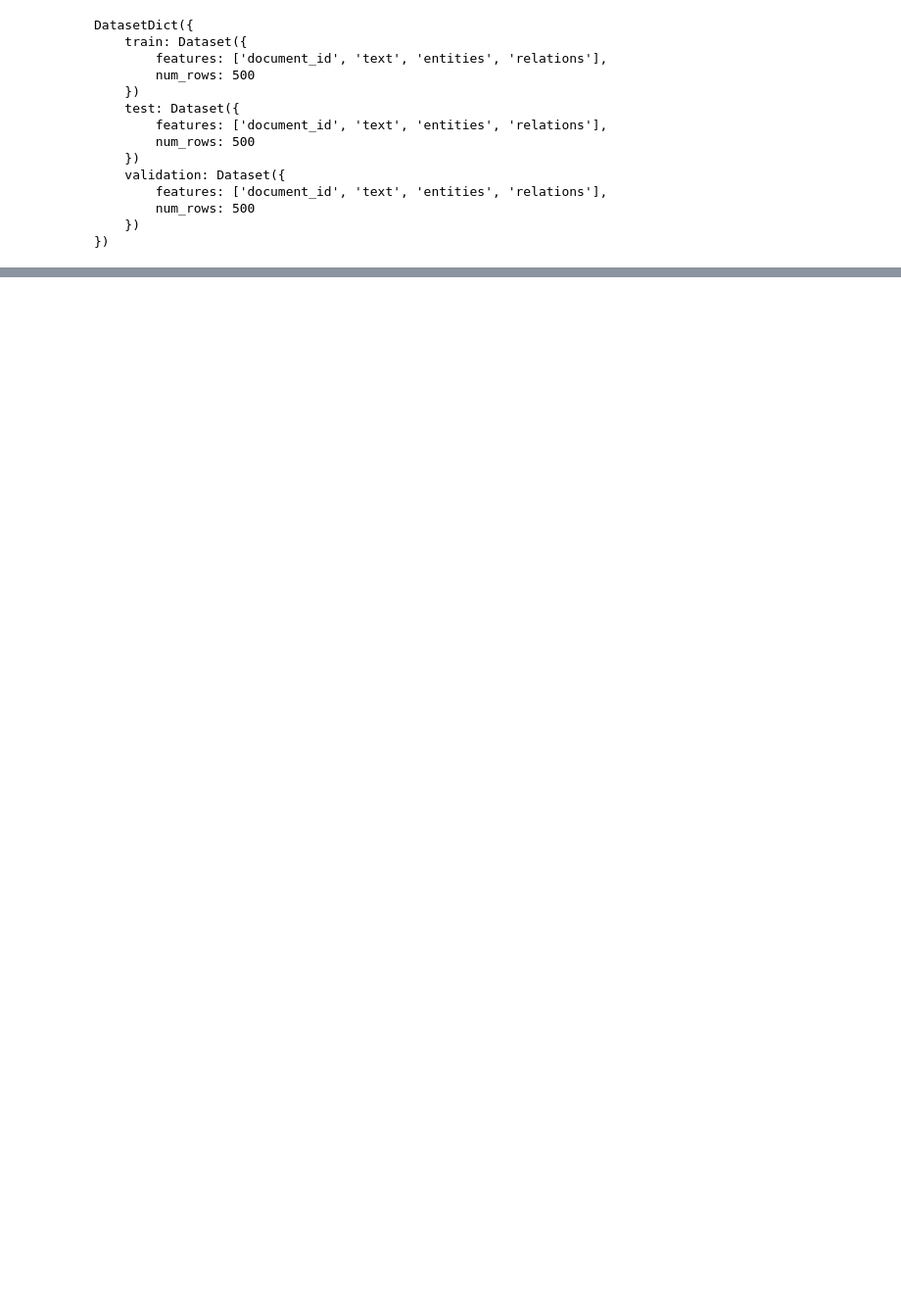
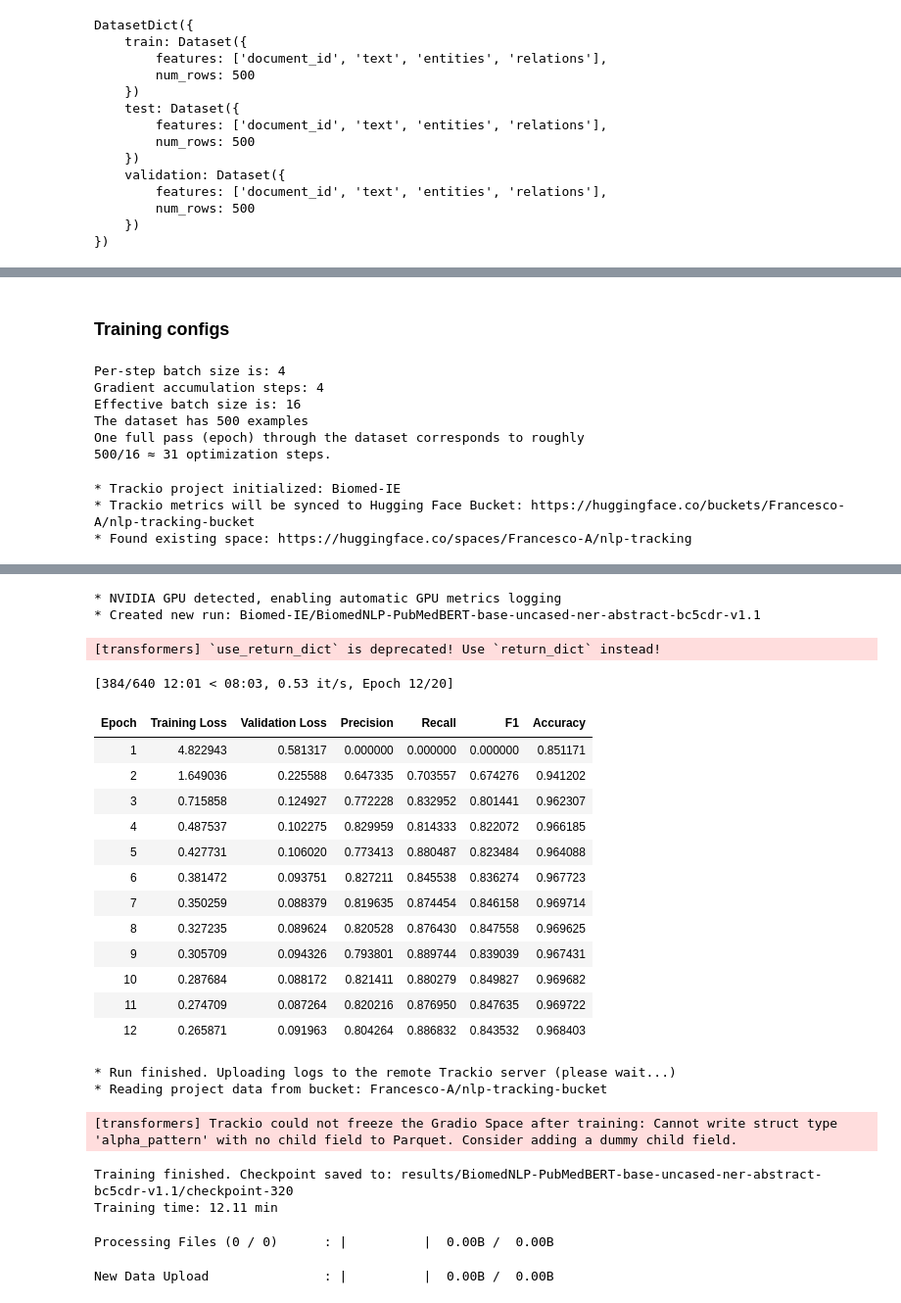
Before and after one commit to Francesco-Alb/biomed-ie-distill-xai, a Jupyter notebook: notebooks/02_ner_training.ipynb, the cells around one changed output, grey strips where cells are left out. Shown at 98% size. Saved outputs shown, nothing was run; the diff lists cells and outputs as text; code cells hidden in the pictures; blank space fills up the shorter version.

```diff
--- a/notebooks/02_ner_training.ipynb
+++ b/notebooks/02_ner_training.ipynb
@@ -195,0 +269,7 @@ tokenized_test = test_dataset.map(tokenize_and_align_labels, batched=True)
+# %%
+if SMOKE_TEST:
+    n_samples = 25
+    print(f"ℹ️Dataset downsampled for smoke-test ({n_samples} samples per split)")
+    tokenized_dataset = DatasetDict({
+        split: tokenized_dataset[split].select(range(n_samples)) for split in tokenized_dataset.keys()
+    })
@@ -195,0 +327,2 @@ tokenized_test = test_dataset.map(tokenize_and_align_labels, batched=True)
+# %% [markdown]
+### Training configs
@@ -195,0 +371,41 @@ tokenized_test = test_dataset.map(tokenize_and_align_labels, batched=True)
+# %%
+estimate_optimization_steps(
+    tokenized_dataset["train"],
+    batch_size=training_args.per_device_train_batch_size,
+    gradient_accumulation_steps=training_args.gradient_accumulation_steps
+)
+# %% [output]
+Per-step batch size is: 4
+Gradient accumulation steps: 4
+Effective batch size is: 16
+The dataset has 500 examples
+One full pass (epoch) through the dataset corresponds to roughly
+500/16 ≈ 31 optimization steps.
+# %%
+trainer = Trainer(
+    model=model,
+    args=training_args,
+    train_dataset=tokenized_dataset["train"],
+    eval_dataset=tokenized_dataset["validation"],
+    compute_metrics=compute_metrics_fn,
+    data_collator=data_collator,
+    callbacks=[early_stopping]
+)
+
+if True:
+    start = time.time()
+    trainer.train(resume_from_checkpoint=False)
+    end = time.time()
+    print("Training finished. Checkpoint saved to:", trainer.state.best_model_checkpoint if trainer.state else "N/A")
+    print(f"Training time: {(end - start)/60:.2f} min")
+
+    if PUSH_TO_HUB:
+        trainer.push_to_hub(commit_message="Upload adapter weights and tokenizer")
+        trainer.model.config.push_to_hub(
+            commit_message="Pushing configs (with label mappings)",
+            repo_id=trainer.args.hub_model_id
+        )
+# %% [output]
+* Trackio project initialized: Biomed-IE
+* Trackio metrics will be synced to Hugging Face Bucket: https://huggingface.co/buckets/Francesco-A/nlp-tracking-bucket
+* Found existing space: https://huggingface.co/spaces/Francesco-A/nlp-tracking
@@ -195,0 +413,24 @@ tokenized_test = test_dataset.map(tokenize_and_align_labels, batched=True)
+* NVIDIA GPU detected, enabling automatic GPU metrics logging
+* Created new run: Biomed-IE/BiomedNLP-PubMedBERT-base-uncased-ner-abstract-bc5cdr-v1.1
+[transformers] `use_return_dict` is deprecated! Use `return_dict` instead!
+[384/640 12:01 < 08:03, 0.53 it/s, Epoch 12/20]
+| Epoch | Training Loss | Validation Loss | Precision | Recall | F1 | Accuracy |
+| 1 | 4.822943 | 0.581317 | 0.000000 | 0.000000 | 0.000000 | 0.851171 |
+| 2 | 1.649036 | 0.225588 | 0.647335 | 0.703557 | 0.674276 | 0.941202 |
+| 3 | 0.715858 | 0.124927 | 0.772228 | 0.832952 | 0.801441 | 0.962307 |
+| 4 | 0.487537 | 0.102275 | 0.829959 | 0.814333 | 0.822072 | 0.966185 |
+| 5 | 0.427731 | 0.106020 | 0.773413 | 0.880487 | 0.823484 | 0.964088 |
+| 6 | 0.381472 | 0.093751 | 0.827211 | 0.845538 | 0.836274 | 0.967723 |
+| 7 | 0.350259 | 0.088379 | 0.819635 | 0.874454 | 0.846158 | 0.969714 |
+| 8 | 0.327235 | 0.089624 | 0.820528 | 0.876430 | 0.847558 | 0.969625 |
+| 9 | 0.305709 | 0.094326 | 0.793801 | 0.889744 | 0.839039 | 0.967431 |
+| 10 | 0.287684 | 0.088172 | 0.821411 | 0.880279 | 0.849827 | 0.969682 |
+| 11 | 0.274709 | 0.087264 | 0.820216 | 0.876950 | 0.847635 | 0.969722 |
+| 12 | 0.265871 | 0.091963 | 0.804264 | 0.886832 | 0.843532 | 0.968403 |
+* Run finished. Uploading logs to the remote Trackio server (please wait...)
+* Reading project data from bucket: Francesco-A/nlp-tracking-bucket
+[transformers] Trackio could not freeze the Gradio Space after training: Cannot write struct type 'alpha_pattern' with no child field to Parquet. Consider adding a dummy child field.
+Training finished. Checkpoint saved to: results/BiomedNLP-PubMedBERT-base-uncased-ner-abstract-bc5cdr-v1.1/checkpoint-320
+Training time: 12.11 min
+Processing Files (0 / 0)      : |          |  0.00B /  0.00B
+New Data Upload               : |          |  0.00B /  0.00B
```
Also changed, not shown: parts of 24 cells of this notebook, 8 other files.
